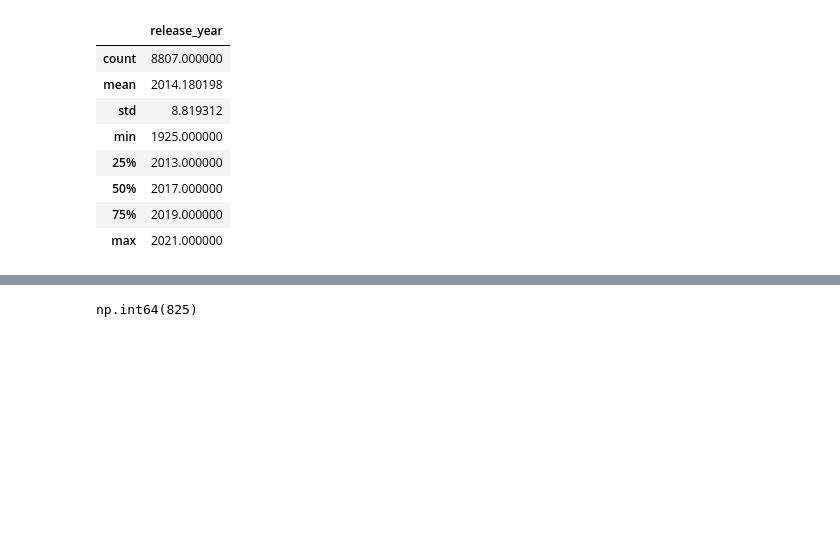
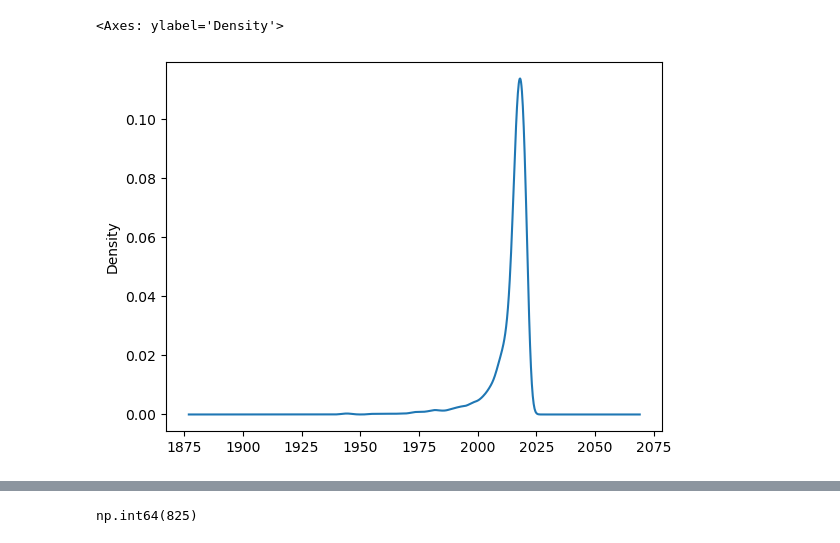
Before and after one commit to Sumangiri1312/Data-Analysis-Process, a Jupyter notebook: Exploratory Data Analysis/Netflix-EDA.ipynb, the cells around one changed output, grey strips where cells are left out. Saved outputs shown, nothing was run; the diff lists cells and outputs as text; code cells hidden in the pictures; blank space fills up the shorter version.

```diff
--- a/Exploratory Data Analysis/Netflix-EDA.ipynb
+++ b/Exploratory Data Analysis/Netflix-EDA.ipynb
@@ -17,13 +60,6 @@ df.head()
 # %%
-df.describe()
+df['release_year'].plot(kind='kde')
 # %% [output]
-|  | release_year |
-| count | 8807.000000 |
-| mean | 2014.180198 |
-| std | 8.819312 |
-| min | 1925.000000 |
-| 25% | 2013.000000 |
-| 50% | 2017.000000 |
-| 75% | 2019.000000 |
-| max | 2021.000000 |
+<Axes: ylabel='Density'>
+[figure, added]
 # %%
```
Also changed, not shown: parts of 19 cells of this notebook, 1 other file.
